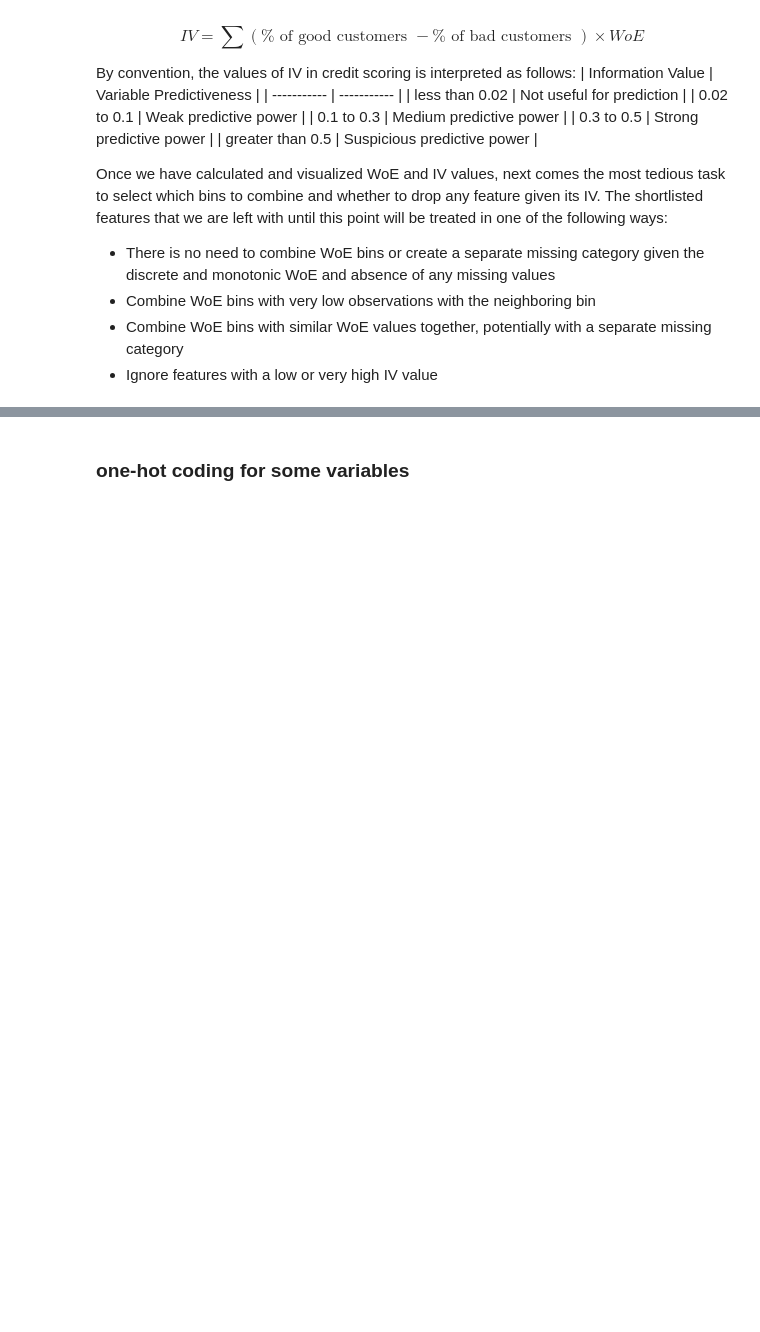
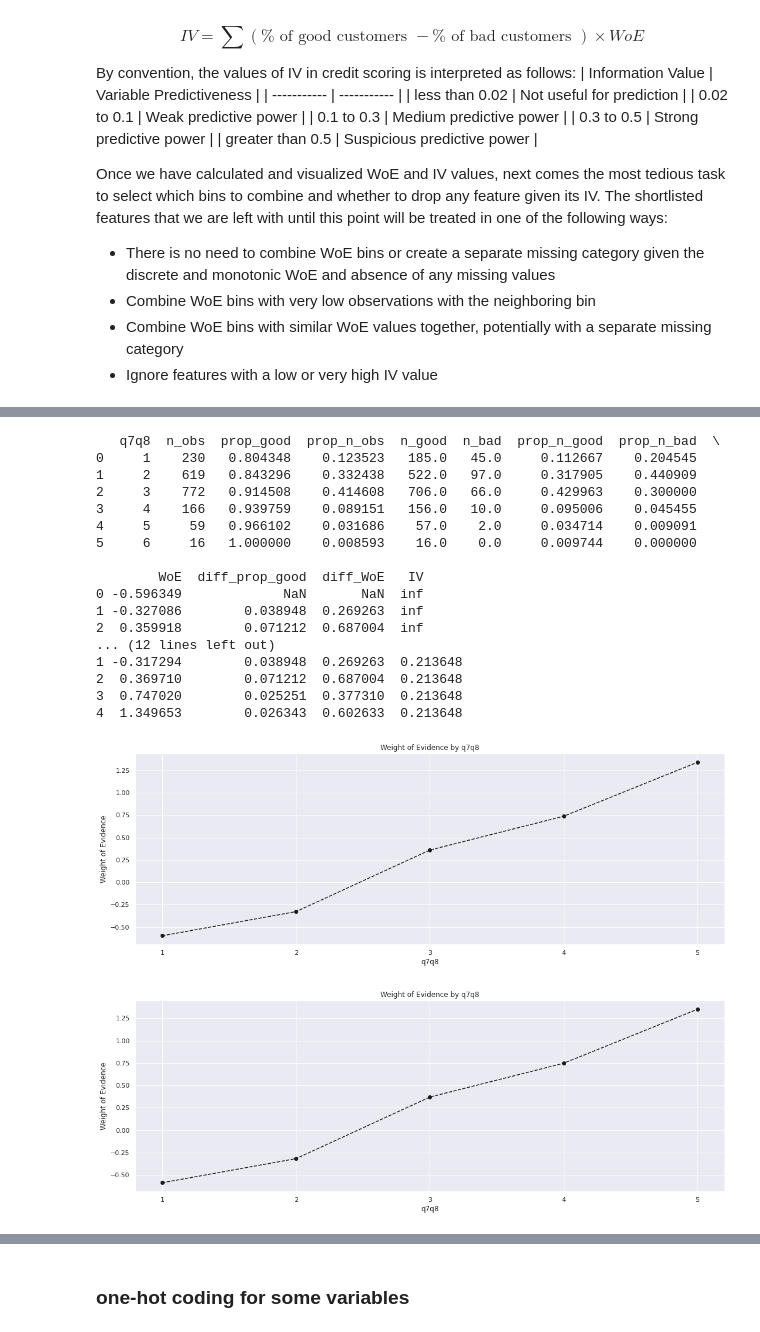
Before and after one commit to ZTianle/Fairness-in-credit-scoring, a Jupyter notebook: analysis/fairness.ipynb, the cells around one changed output, grey strips where cells are left out. Drawn from its saved outputs; the diff is of its cells as text; code cells hidden in the pictures; blank space fills up the shorter version.

```diff
--- a/analysis/fairness.ipynb
+++ b/analysis/fairness.ipynb
@@ -307,0 +363,28 @@ plot_by_woe(woe_discrete(X_train_with_missing, 'q126', y_train))
+# %%
+print(woe_discrete(X_train_with_missing, 'q7q8', y_train))
+plot_by_woe(woe_discrete(X_train_with_missing, 'q7q8', y_train))
+
+X_train_with_missing1=X_train_with_missing.copy()
+X_train_with_missing1['q7q8'].replace(6, None, inplace=True)
+print(woe_discrete(X_train_with_missing1, 'q7q8', y_train))
+plot_by_woe(woe_discrete(X_train_with_missing1, 'q7q8', y_train))
+# %% [output]
+   q7q8  n_obs  prop_good  prop_n_obs  n_good  n_bad  prop_n_good  prop_n_bad  \
+0     1    230   0.804348    0.123523   185.0   45.0     0.112667    0.204545
+1     2    619   0.843296    0.332438   522.0   97.0     0.317905    0.440909
+2     3    772   0.914508    0.414608   706.0   66.0     0.429963    0.300000
+3     4    166   0.939759    0.089151   156.0   10.0     0.095006    0.045455
+4     5     59   0.966102    0.031686    57.0    2.0     0.034714    0.009091
+5     6     16   1.000000    0.008593    16.0    0.0     0.009744    0.000000
+
+        WoE  diff_prop_good  diff_WoE   IV
+0 -0.596349             NaN       NaN  inf
+1 -0.327086        0.038948  0.269263  inf
+2  0.359918        0.071212  0.687004  inf
+... (12 lines left out)
+1 -0.317294        0.038948  0.269263  0.213648
+2  0.369710        0.071212  0.687004  0.213648
+3  0.747020        0.025251  0.377310  0.213648
+4  1.349653        0.026343  0.602633  0.213648
+[figure, added]
+[figure, added]
```
Also changed, not shown: parts of 55 cells of this notebook, 4 other files.
